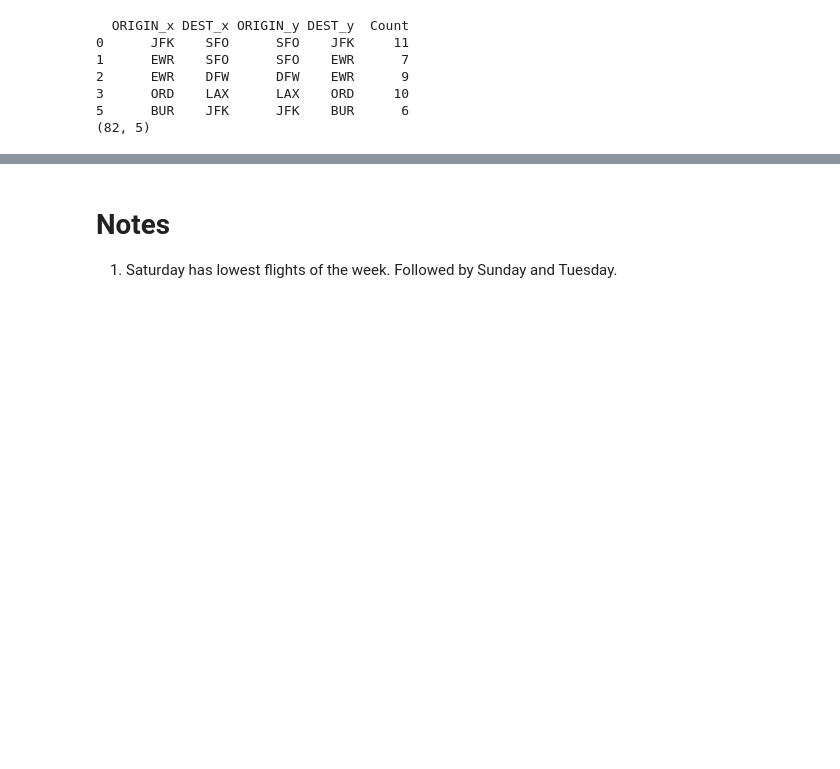
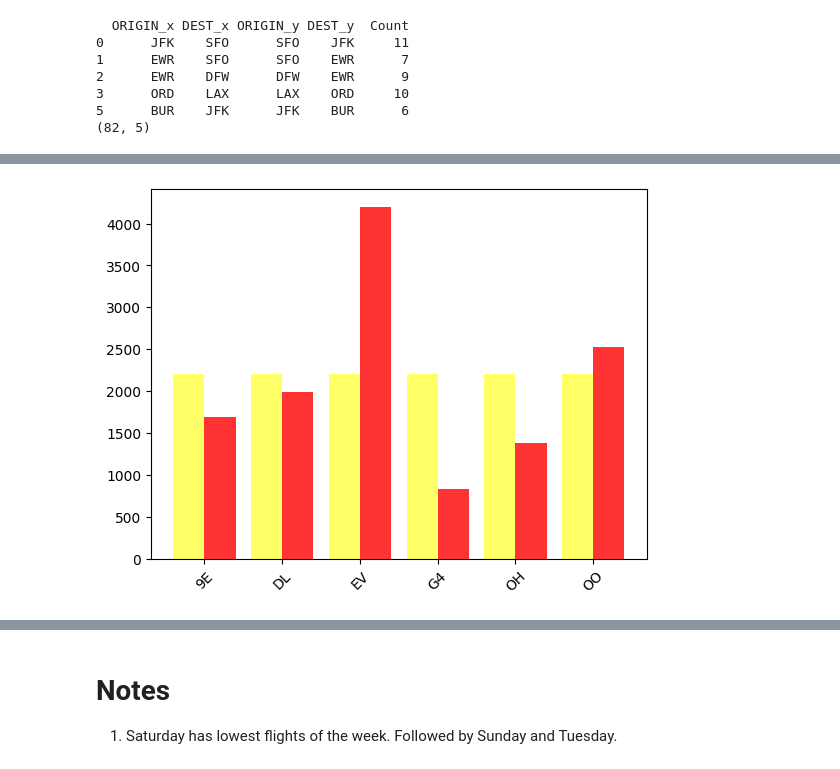
Before and after one commit to torchlightwizard/Data-Analysis-Flight-Travel, a Jupyter notebook: notebooks/eda.ipynb, the cells around one changed output, grey strips where cells are left out. Drawn from its saved outputs; the diff is of its cells as text; code cells hidden in the pictures; blank space fills up the shorter version.

```diff
--- a/notebooks/eda.ipynb
+++ b/notebooks/eda.ipynb
@@ -1250,0 +1432,18 @@ temp = None
+# %%
+def plot_airport_delay(df, selected_airport):
+    df_airport = df[df['AIRPORT'] == selected_airport]
+
+    # Plot grouped bar chart
+    airlines = df_airport['AIRLINE']
+    x = range(len(airlines))
+    width = 0.4
+
+    plt.bar(x, df_airport['AIRPORT_DELAY'], width=width, label='Airport Delay', color='yellow', alpha=0.6)
+    plt.bar([i + width for i in x], df_airport['AIRLINE_DELAY'], width=width, label='Airline Delay', color='red', alpha=0.8)
+    plt.xticks([i + width / 2 for i in x], airlines, rotation=45)
+
+    plt.show()
+# %%
+plot_airport_delay(late_arr, "ABE")
+# %% [output]
+[figure, added]
```
Also changed, not shown: parts of 29 cells of this notebook.
